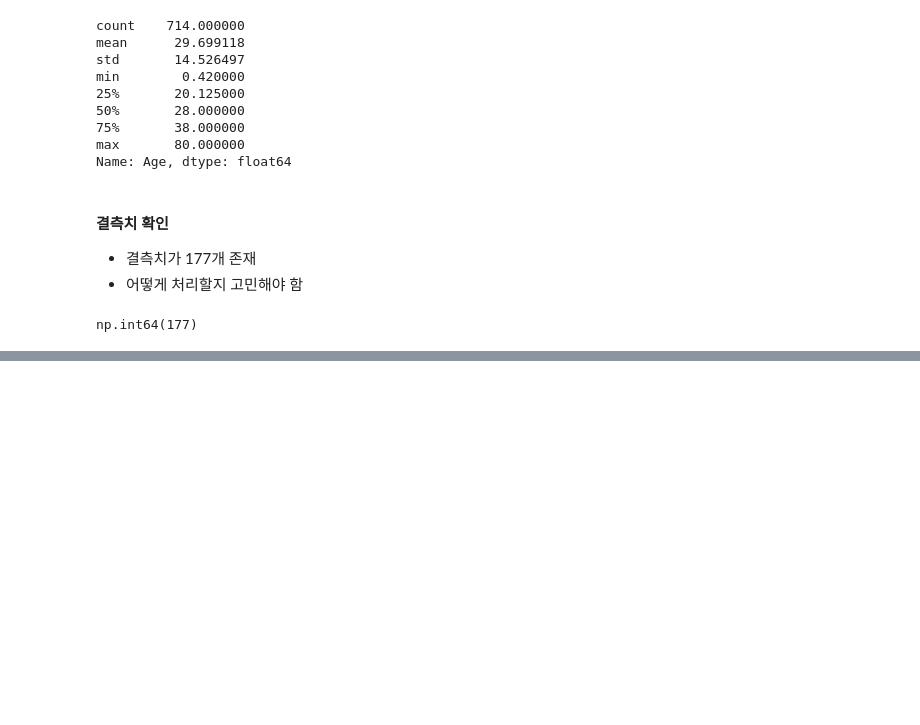
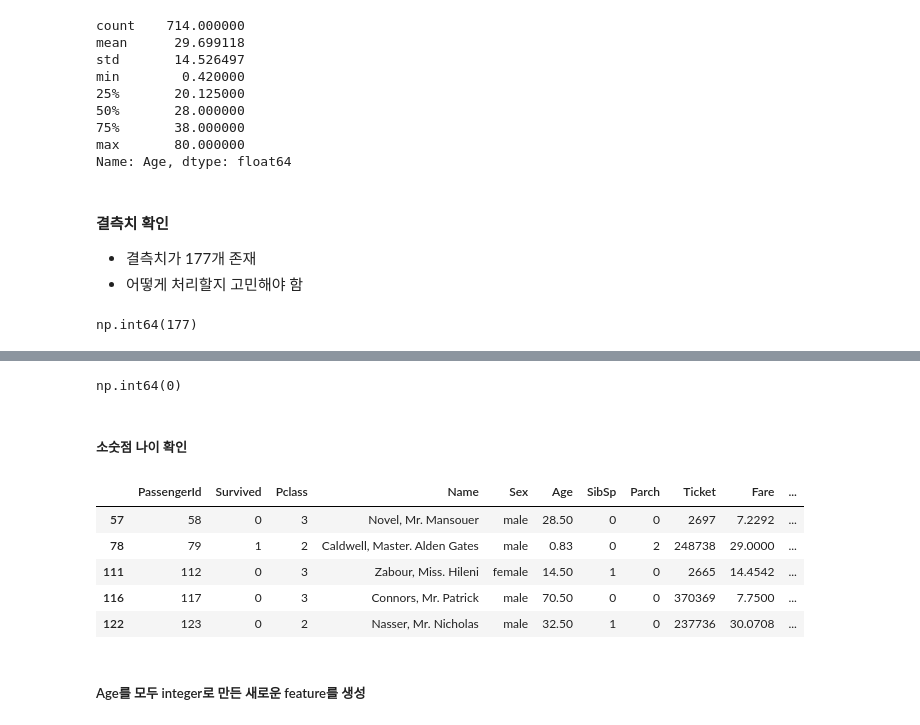
Before and after one commit to baeunmangduck/MachineLearning, a Jupyter notebook: Titanic EDA3(Numerical).ipynb, the cells around one changed output, grey strips where cells are left out. Cells and saved outputs as stored; diff of their text form; code cells hidden in the pictures; blank space fills up the shorter version.

```diff
--- a/Titanic EDA3(Numerical).ipynb
+++ b/Titanic EDA3(Numerical).ipynb
@@ -87,3 +88,5 @@ Name: Age, dtype: float64
 train["Age"].isnull().sum()
 # %% [output]
 np.int64(177)
+# %%
+train_age = train.copy()
@@ -89,0 +98,19 @@ np.int64(177)
+# %%
+train_age = train_age.dropna(subset=['Age'])
+train_age["Age"].isnull().sum()
+# %% [output]
+np.int64(0)
+# %% [markdown]
+##### 소숫점 나이 확인
+# %%
+float_ages = train_age.loc[train_age["Age"] % 1 != 0]
+float_ages.head()
+# %% [output]
+|  | PassengerId | Survived | Pclass | Name | Sex | Age | SibSp | Parch | Ticket | Fare | ... |
+| 57 | 58 | 0 | 3 | Novel, Mr. Mansouer | male | 28.50 | 0 | 0 | 2697 | 7.2292 | ... |
+| 78 | 79 | 1 | 2 | Caldwell, Master. Alden Gates | male | 0.83 | 0 | 2 | 248738 | 29.0000 | ... |
+| 111 | 112 | 0 | 3 | Zabour, Miss. Hileni | female | 14.50 | 1 | 0 | 2665 | 14.4542 | ... |
+| 116 | 117 | 0 | 3 | Connors, Mr. Patrick | male | 70.50 | 0 | 0 | 370369 | 7.7500 | ... |
+| 122 | 123 | 0 | 2 | Nasser, Mr. Nicholas | male | 32.50 | 1 | 0 | 237736 | 30.0708 | ... |
+# %% [markdown]
+##### Age를 모두 integer로 만든 새로운 feature를 생성
```
Also changed, not shown: parts of 8 cells of this notebook.
